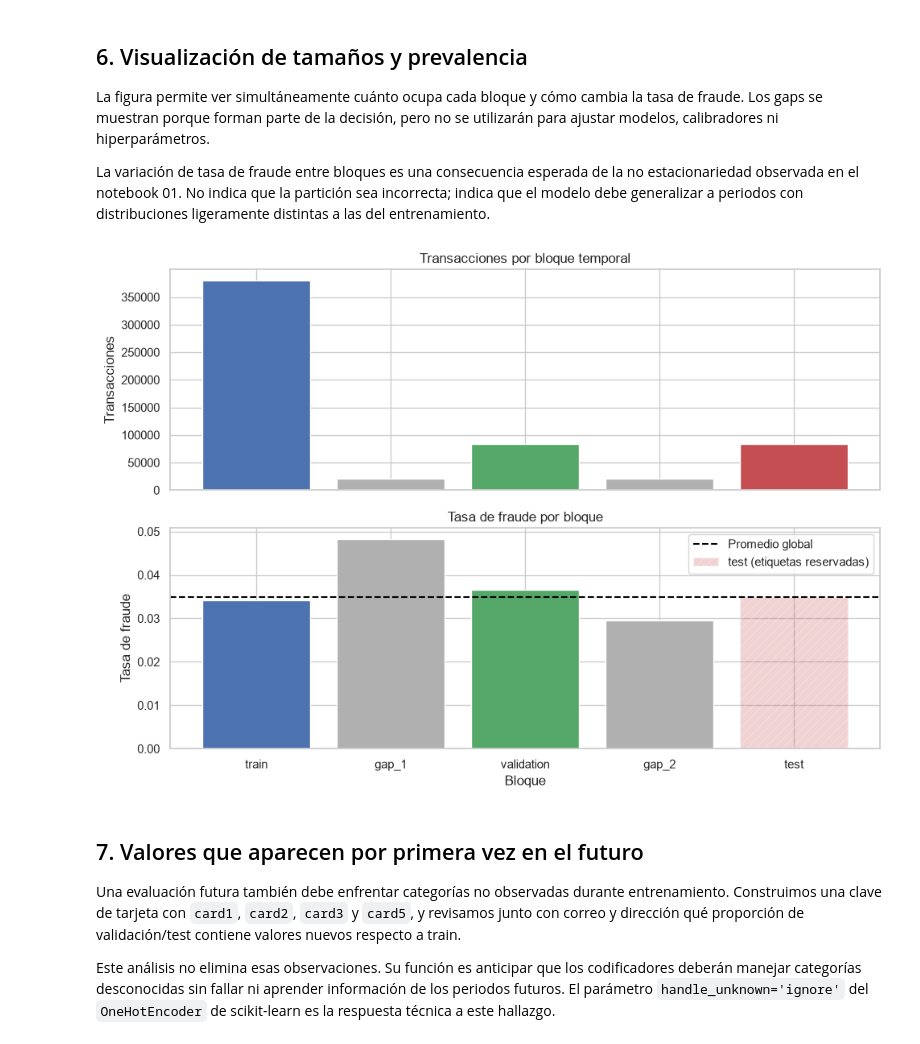
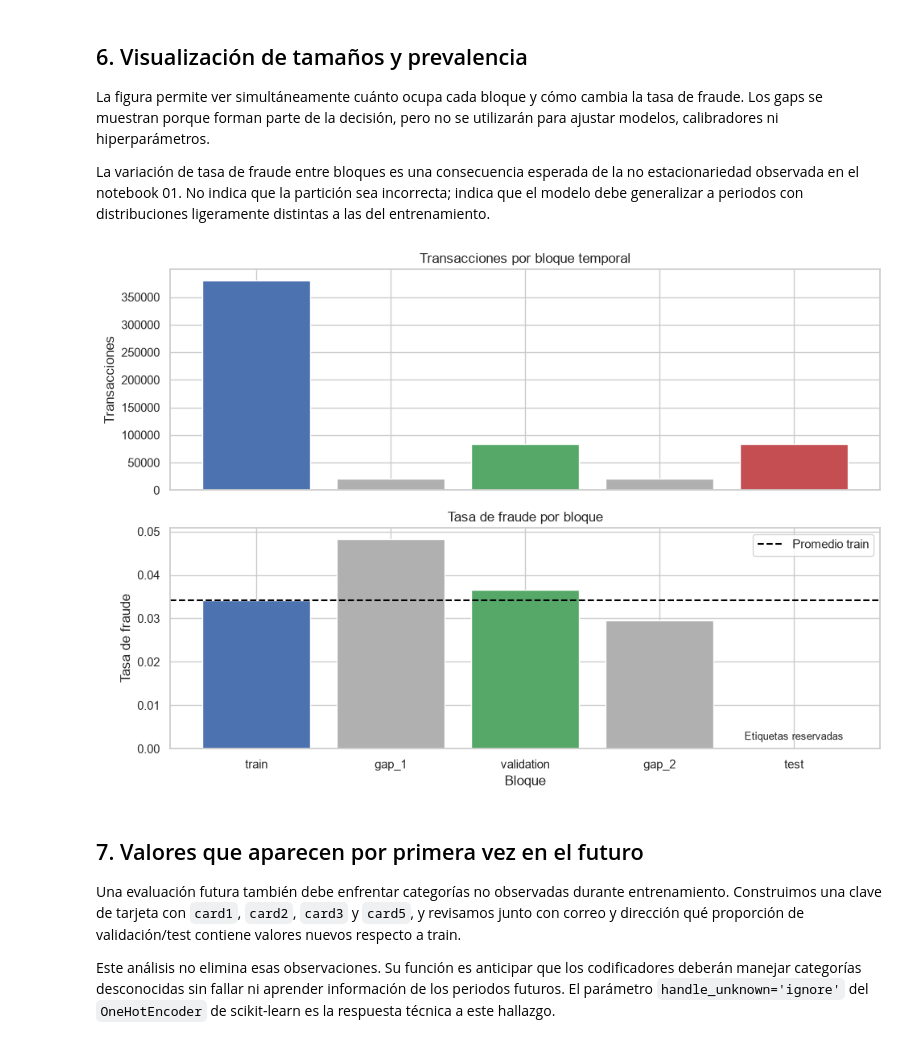
Before and after one commit to MiltonCuervo/IEEE-CIS-Fraud-Detection-PI2, a Jupyter notebook: notebooks/02_particion_temporal.ipynb, the cells around one changed output. Drawn from its saved outputs; the diff is of its cells as text; code cells hidden in the pictures.

```diff
--- a/notebooks/02_particion_temporal.ipynb
+++ b/notebooks/02_particion_temporal.ipynb
@@ -240,43 +249,41 @@ ligeramente distintas a las del entrenamiento.
 plot_summary = split_summary.reset_index()
 colors = {
     'train': '#4C72B0', 'gap_1': '#B0B0B0', 'validation': '#55A868',
     'gap_2': '#B0B0B0', 'test': '#C44E52',
 }
 
 fig, axes = plt.subplots(2, 1, figsize=(10, 7), sharex=True)
 
 axes[0].bar(
     plot_summary['split'], plot_summary['transacciones'],
     color=[colors[label] for label in plot_summary['split']],
 )
 axes[0].set(title='Transacciones por bloque temporal', ylabel='Transacciones')
 
 # Bloques con etiqueta disponible se dibujan normalmente.
 has_label = plot_summary['tasa_fraude'].notna()
 axes[1].bar(
     plot_summary.loc[has_label, 'split'],
     plot_summary.loc[has_label, 'tasa_fraude'],
     color=[colors[label] for label in plot_summary.loc[has_label, 'split']],
 )
 
-# Test: barra rayada hasta la media global para indicar que está reservado,
-# sin revelar su tasa real.
-global_rate = df['isFraud'].mean()
-axes[1].bar(
-    ['test'], [global_rate],
-    color='#C44E52', alpha=0.25, hatch='///',
-    label='test (etiquetas reservadas)',
-)
+# La referencia se calcula solo con train. No dibujamos una tasa ficticia para test.
+train_rate = df.loc[split.eq('train'), 'isFraud'].mean()
+axes[1].set_xticks(range(len(plot_summary)), plot_summary['split'])
+test_position = plot_summary['split'].tolist().index('test')
+axes[1].annotate('Etiquetas reservadas', xy=(test_position, 0), xytext=(0, 8),
+                 textcoords='offset points', ha='center', fontsize=9)
 
-axes[1].axhline(global_rate, color='black', linestyle='--', label='Promedio global')
+axes[1].axhline(train_rate, color='black', linestyle='--', label='Promedio train')
 axes[1].set(title='Tasa de fraude por bloque', ylabel='Tasa de fraude', xlabel='Bloque')
 axes[1].legend()
 
 plt.tight_layout()
 plt.savefig(RESULTS_FIGURES / 'particion_resumen.png', dpi=160, bbox_inches='tight')
 plt.show()
 # %% [output]
-[figure, old version]
+[figure, new version]
 # %% [markdown]
 ## 7. Valores que aparecen por primera vez en el futuro
 
```
Also changed, not shown: parts of 6 cells of this notebook, 32 other files.
